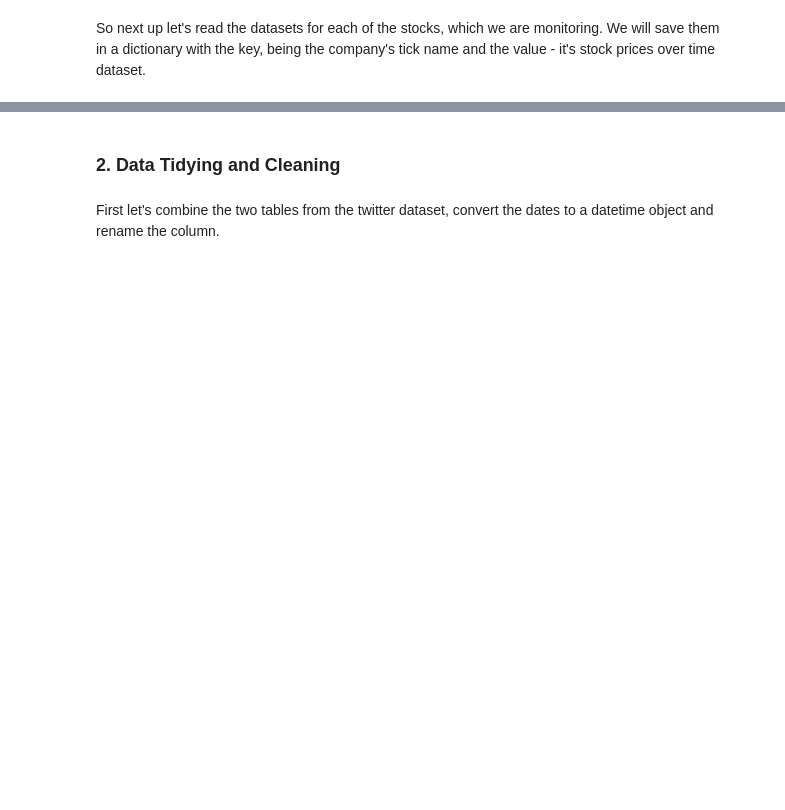
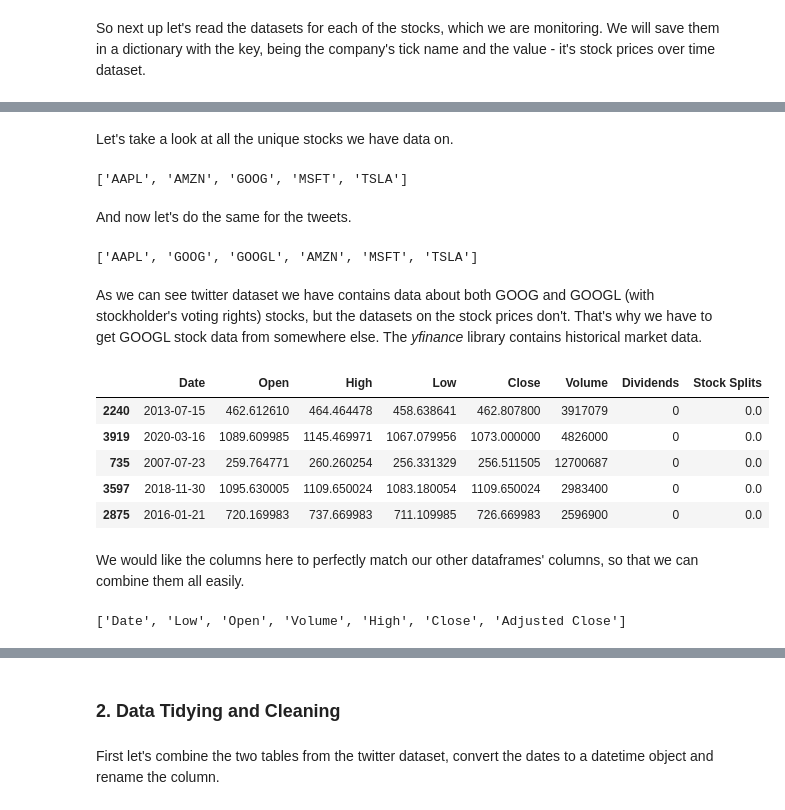
Before and after one commit to Kaloyan-Dimitrov/softuni-data-science-final-project, a Jupyter notebook: Tweets and a company's market value.ipynb, the cells around one changed output, grey strips where cells are left out. Drawn from its saved outputs; the diff is of its cells as text; code cells hidden in the pictures; blank space fills up the shorter version.

```diff
--- a/Tweets and a company's market value.ipynb
+++ b/Tweets and a company's market value.ipynb
@@ -66,0 +78,36 @@ stocks.sample(10)
+# %% [markdown]
+Let's take a look at all the unique stocks we have data on.
+# %%
+stock_keys
+# %% [output]
+['AAPL', 'AMZN', 'GOOG', 'MSFT', 'TSLA']
+# %% [markdown]
+And now let's do the same for the tweets.
+# %%
+tweets_company.ticker_symbol.unique().tolist()
+# %% [output]
+['AAPL', 'GOOG', 'GOOGL', 'AMZN', 'MSFT', 'TSLA']
+# %% [markdown]
+As we can see twitter dataset we have contains data about both GOOG and GOOGL (with stockholder's voting rights) stocks, but the datasets on the stock prices don't. That's why we have to get GOOGL stock data from somewhere else. The *yfinance* library contains historical market data.
+# %%
+googl_stock = yf.Ticker('GOOGL')
+
+googl_stock = googl_stock.history(period="max")
+
+# Reset the index and combine the dataframe with our existing dataset.
+googl_stock = googl_stock.reset_index()
+googl_stock.sample(5)
+# %% [output]
+|  | Date | Open | High | Low | Close | Volume | Dividends | Stock Splits |
+| 2240 | 2013-07-15 | 462.612610 | 464.464478 | 458.638641 | 462.807800 | 3917079 | 0 | 0.0 |
+| 3919 | 2020-03-16 | 1089.609985 | 1145.469971 | 1067.079956 | 1073.000000 | 4826000 | 0 | 0.0 |
+| 735 | 2007-07-23 | 259.764771 | 260.260254 | 256.331329 | 256.511505 | 12700687 | 0 | 0.0 |
+| 3597 | 2018-11-30 | 1095.630005 | 1109.650024 | 1083.180054 | 1109.650024 | 2983400 | 0 | 0.0 |
+| 2875 | 2016-01-21 | 720.169983 | 737.669983 | 711.109985 | 726.669983 | 2596900 | 0 | 0.0 |
+# %% [markdown]
+We would like the columns here to perfectly match our other dataframes' columns, so that we can combine them all easily.
+# %%
+column_names = list(stocks_df[stock_keys[0]].columns)
+column_names
+# %% [output]
+['Date', 'Low', 'Open', 'Volume', 'High', 'Close', 'Adjusted Close']
```
Also changed, not shown: parts of 26 cells of this notebook.
